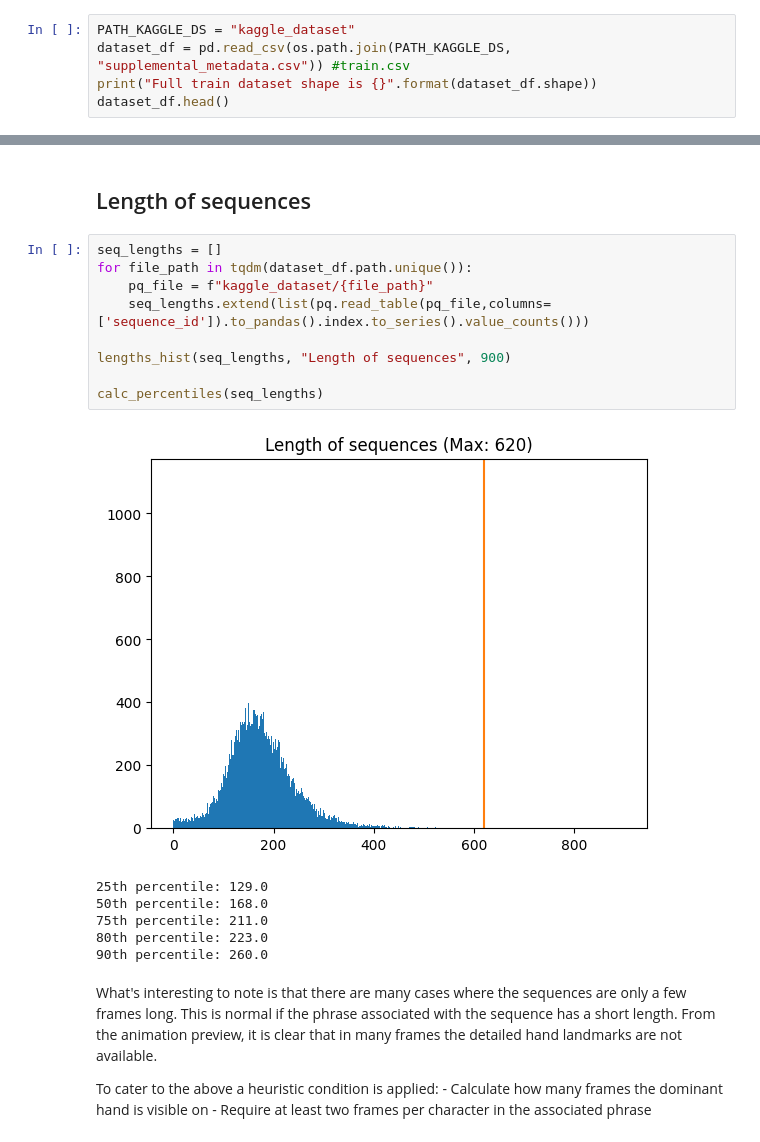
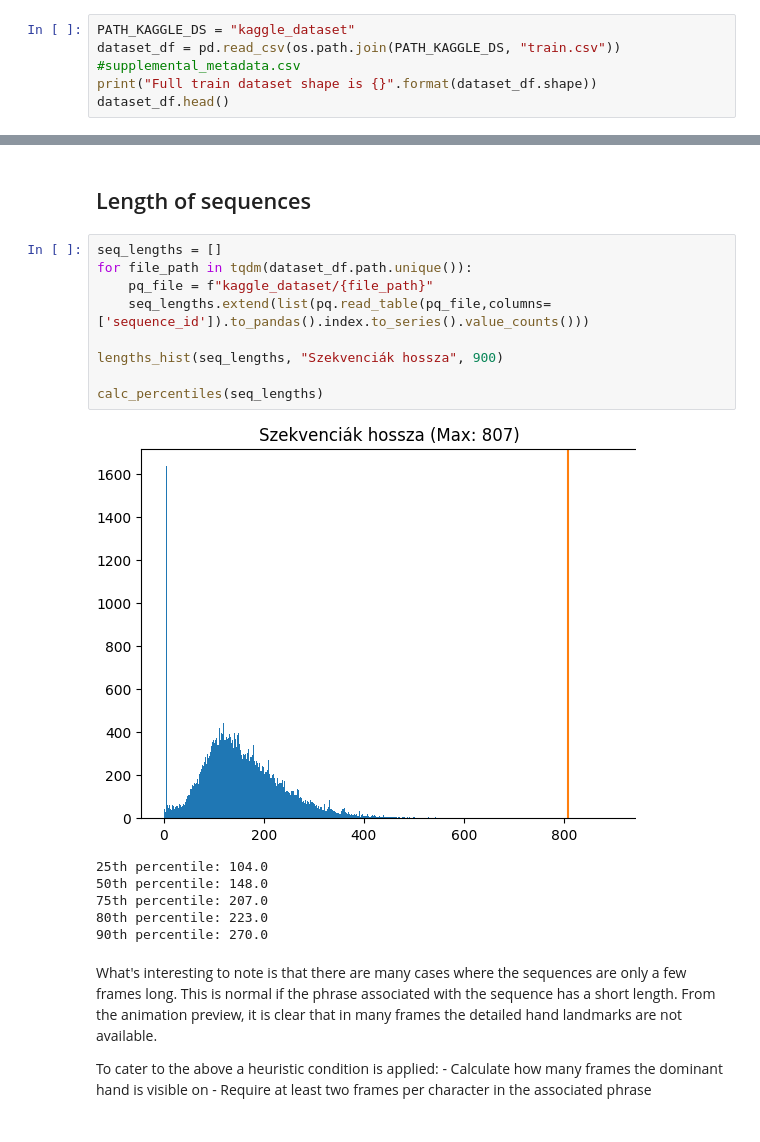
Before and after one commit to dancsomarci/sign-language, a Jupyter notebook: asl-fingerspelling/data_handling.ipynb, the cells around one changed output, grey strips where cells are left out. Drawn from its saved outputs; the diff is of its cells as text.

```diff
--- a/asl-fingerspelling/data_handling.ipynb
+++ b/asl-fingerspelling/data_handling.ipynb
@@ -54,7 +54,7 @@ cv2.setRNGSeed(seed)
 # Load data
 # %%
 PATH_KAGGLE_DS = "kaggle_dataset"
-dataset_df = pd.read_csv(os.path.join(PATH_KAGGLE_DS, "supplemental_metadata.csv")) #train.csv
+dataset_df = pd.read_csv(os.path.join(PATH_KAGGLE_DS, "train.csv")) #supplemental_metadata.csv
 print("Full train dataset shape is {}".format(dataset_df.shape))
 dataset_df.head()
 # %% [output]
@@ -220,19 +234,19 @@ calc_percentiles(phrase_lengths)
 # %%
 seq_lengths = []
 for file_path in tqdm(dataset_df.path.unique()):
     pq_file = f"kaggle_dataset/{file_path}"
     seq_lengths.extend(list(pq.read_table(pq_file,columns=['sequence_id']).to_pandas().index.to_series().value_counts()))
 
-lengths_hist(seq_lengths, "Length of sequences", 900)
+lengths_hist(seq_lengths, "Szekvenciák hossza", 900)
 
 calc_percentiles(seq_lengths)
 # %% [output]
-[figure, old version]
+[figure, new version]
-25th percentile: 129.0
-50th percentile: 168.0
-75th percentile: 211.0
+25th percentile: 104.0
+50th percentile: 148.0
+75th percentile: 207.0
 80th percentile: 223.0
-90th percentile: 260.0
+90th percentile: 270.0
 # %% [markdown]
 What's interesting to note is that there are many cases where the sequences are only a few frames long. This is normal if the phrase associated with the sequence has a short length. From the animation preview, it is clear that in many frames the detailed hand landmarks are not available.
 
```
Also changed, not shown: parts of 7 cells of this notebook, 20 other files.
